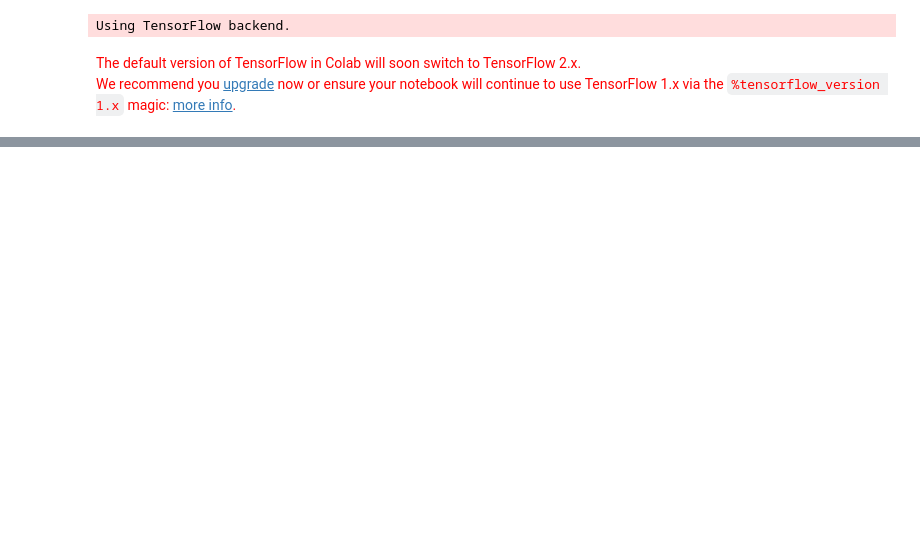
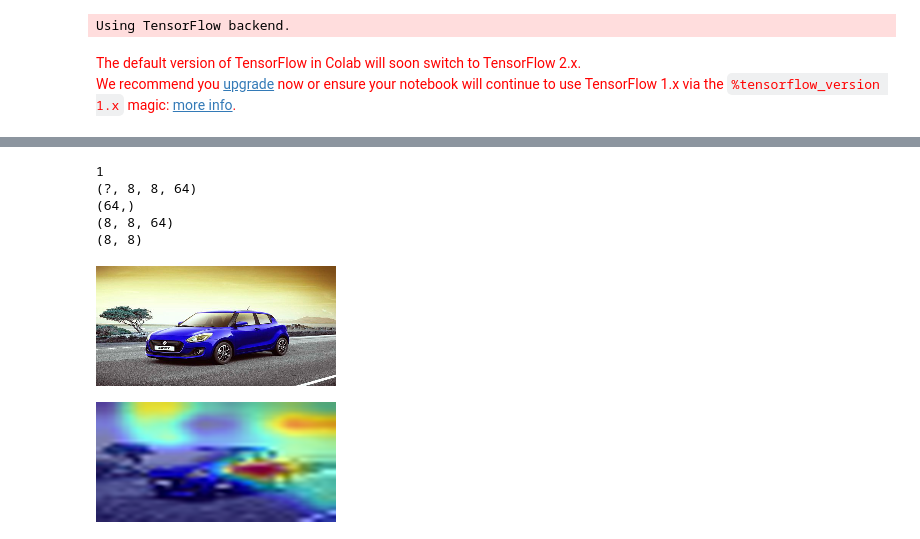
Before and after one commit to abinesh1/TSAI, a Jupyter notebook: Assignment4/Assignment4B.ipynb, the cells around one changed output, grey strips where cells are left out. Cells and saved outputs as stored; diff of their text form; code cells hidden in the pictures; blank space fills up the shorter version.

```diff
--- a/Assignment4/Assignment4B.ipynb
+++ b/Assignment4/Assignment4B.ipynb
@@ -464,0 +474,10 @@ print('Test accuracy:', scores[1])
+# %%
+gradcam("https://stimg.cardekho.com/images/carexteriorimages/630x420/Maruti/Swift/6318/1572069250647/front-left-side-47.jpg?")
+# %% [output]
+1
+(?, 8, 8, 64)
+(64,)
+(8, 8, 64)
+(8, 8)
+[figure, added]
+[figure, added]
```
Also changed, not shown: parts of 23 cells of this notebook.
